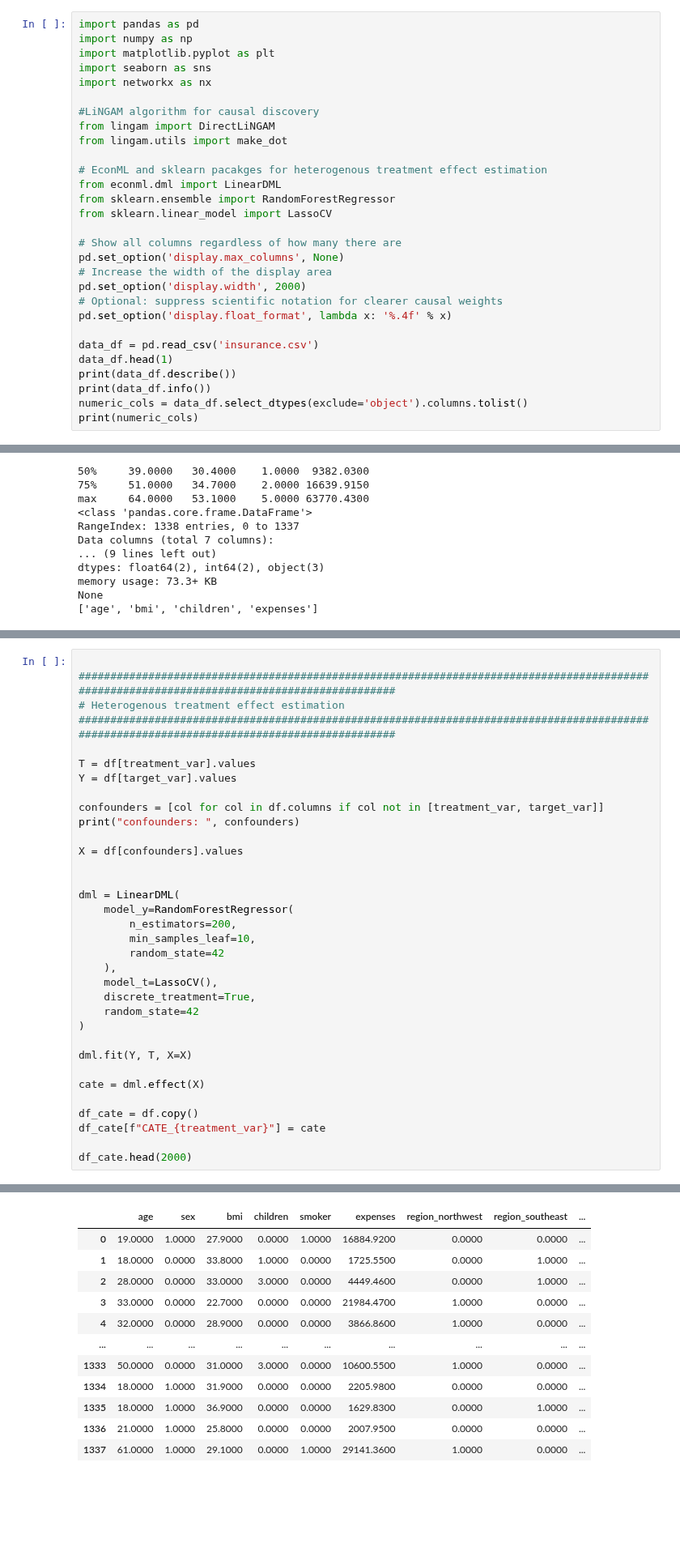
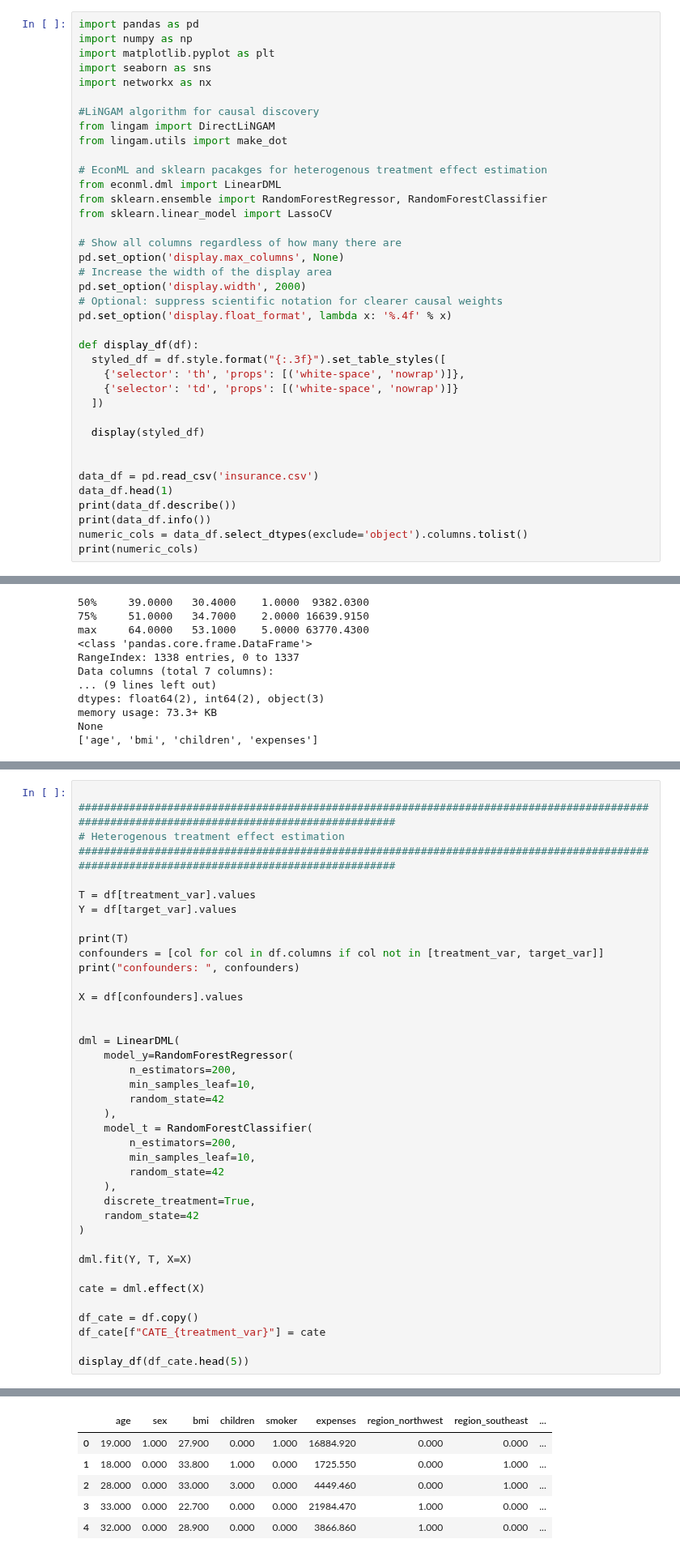
Before and after one commit to Navita-Singh/Responsible-AI, a Jupyter notebook: causal_discovery_EconML_cate/Causality_discovery_and_econml_(causal_effect_estimation).ipynb, the cells around one changed output, grey strips where cells are left out. Shown at 81% size. Cells and saved outputs as stored; diff of their text form; blank space fills up the shorter version.

Commit message:
Update Causality_discovery_and_econml_(causal_effect_estimation).ipynb
updated model for treatment to classifier

```diff
--- a/causal_discovery_EconML_cate/Causality_discovery_and_econml_(causal_effect_estimation).ipynb
+++ b/causal_discovery_EconML_cate/Causality_discovery_and_econml_(causal_effect_estimation).ipynb
@@ -16,7 +16,7 @@ from lingam.utils import make_dot
 
 # EconML and sklearn pacakges for heterogenous treatment effect estimation
 from econml.dml import LinearDML
-from sklearn.ensemble import RandomForestRegressor
+from sklearn.ensemble import RandomForestRegressor, RandomForestClassifier
 from sklearn.linear_model import LassoCV
 
 # Show all columns regardless of how many there are
@@ -26,6 +26,15 @@ pd.set_option('display.width', 2000)
 # Optional: suppress scientific notation for clearer causal weights
 pd.set_option('display.float_format', lambda x: '%.4f' % x)
 
+def display_df(df):
+  styled_df = df.style.format("{:.3f}").set_table_styles([
+    {'selector': 'th', 'props': [('white-space', 'nowrap')]},
+    {'selector': 'td', 'props': [('white-space', 'nowrap')]}
+  ])
+
+  display(styled_df)
+
+
 data_df = pd.read_csv('insurance.csv')
 data_df.head(1)
 print(data_df.describe())
@@ -297,6 +301,7 @@ plt.show()
 T = df[treatment_var].values
 Y = df[target_var].values
 
+print(T)
 confounders = [col for col in df.columns if col not in [treatment_var, target_var]]
 print("confounders: ", confounders)
 
@@ -309,7 +314,11 @@ dml = LinearDML(
         min_samples_leaf=10,
         random_state=42
     ),
-    model_t=LassoCV(),
+    model_t = RandomForestClassifier(
+        n_estimators=200,
+        min_samples_leaf=10,
+        random_state=42
+    ),
     discrete_treatment=True,
     random_state=42
 )
@@ -321,5 +330,5 @@ cate = dml.effect(X)
 df_cate = df.copy()
 df_cate[f"CATE_{treatment_var}"] = cate
 
-df_cate.head(2000)
+display_df(df_cate.head(5))
 # %% [output]
@@ -326,13 +336,7 @@ df_cate.head(2000)
 confounders:  ['age', 'sex', 'bmi', 'children', 'region_northwest', 'region_southeast', 'region_southwest']
 |  | age | sex | bmi | children | smoker | expenses | region_northwest | region_southeast | ... |
-| 0 | 19.0000 | 1.0000 | 27.9000 | 0.0000 | 1.0000 | 16884.9200 | 0.0000 | 0.0000 | ... |
-| 1 | 18.0000 | 0.0000 | 33.8000 | 1.0000 | 0.0000 | 1725.5500 | 0.0000 | 1.0000 | ... |
-| 2 | 28.0000 | 0.0000 | 33.0000 | 3.0000 | 0.0000 | 4449.4600 | 0.0000 | 1.0000 | ... |
-| 3 | 33.0000 | 0.0000 | 22.7000 | 0.0000 | 0.0000 | 21984.4700 | 1.0000 | 0.0000 | ... |
-| 4 | 32.0000 | 0.0000 | 28.9000 | 0.0000 | 0.0000 | 3866.8600 | 1.0000 | 0.0000 | ... |
-| ... | ... | ... | ... | ... | ... | ... | ... | ... | ... |
-| 1333 | 50.0000 | 0.0000 | 31.0000 | 3.0000 | 0.0000 | 10600.5500 | 1.0000 | 0.0000 | ... |
-| 1334 | 18.0000 | 1.0000 | 31.9000 | 0.0000 | 0.0000 | 2205.9800 | 0.0000 | 0.0000 | ... |
-| 1335 | 18.0000 | 1.0000 | 36.9000 | 0.0000 | 0.0000 | 1629.8300 | 0.0000 | 1.0000 | ... |
-| 1336 | 21.0000 | 1.0000 | 25.8000 | 0.0000 | 0.0000 | 2007.9500 | 0.0000 | 0.0000 | ... |
-| 1337 | 61.0000 | 1.0000 | 29.1000 | 0.0000 | 1.0000 | 29141.3600 | 1.0000 | 0.0000 | ... |
+| 0 | 19.000 | 1.000 | 27.900 | 0.000 | 1.000 | 16884.920 | 0.000 | 0.000 | ... |
+| 1 | 18.000 | 0.000 | 33.800 | 1.000 | 0.000 | 1725.550 | 0.000 | 1.000 | ... |
+| 2 | 28.000 | 0.000 | 33.000 | 3.000 | 0.000 | 4449.460 | 0.000 | 1.000 | ... |
+| 3 | 33.000 | 0.000 | 22.700 | 0.000 | 0.000 | 21984.470 | 1.000 | 0.000 | ... |
+| 4 | 32.000 | 0.000 | 28.900 | 0.000 | 0.000 | 3866.860 | 1.000 | 0.000 | ... |
```
Also changed, not shown: parts of 2 cells of this notebook.
